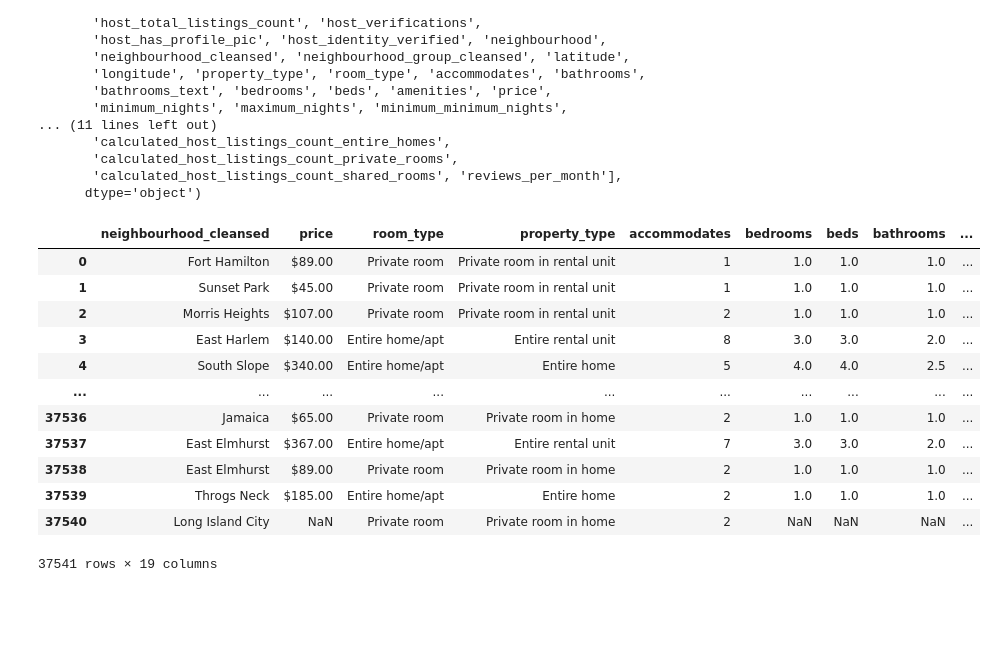
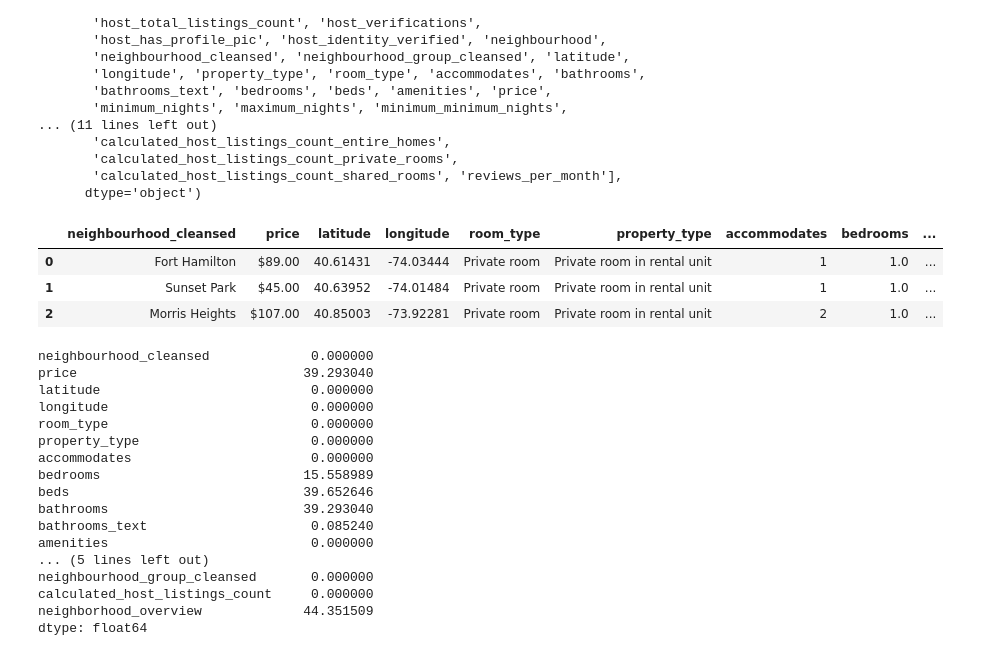
Before and after one commit to AndrewLee23708/AirBnB-Customer-Pricing-Analytics, a Jupyter notebook: 1.Data_cleaning.ipynb, the cells around one changed output. Drawn from its saved outputs; the diff is of its cells as text; code cells hidden in the pictures; blank space fills up the shorter version.

```diff
--- a/1.Data_cleaning.ipynb
+++ b/1.Data_cleaning.ipynb
@@ -71,29 +105,42 @@ Index(['id', 'listing_url', 'scrape_id', 'last_scraped', 'source', 'name',
       dtype='object')
 # %%
 columns_to_keep = [
-    'neighbourhood_cleansed', 'price',
+    'neighbourhood_cleansed', 'price', 'latitude', 'longitude',
     'room_type', 'property_type', 'accommodates', 'bedrooms', 'beds',
     'bathrooms', 'bathrooms_text', 'amenities','review_scores_rating', 'review_scores_cleanliness',
     'review_scores_location', 'review_scores_value',
     'host_is_superhost', 'neighbourhood_group_cleansed',
-    'calculated_host_listings_count',  'description', 'neighborhood_overview',
+    'calculated_host_listings_count'  , 'neighborhood_overview',
 ]
 
-#  'latitude', 'longitude', 'number_of_reviews', 'reviews_per_month', 'host_response_time', 'host_response_rate', 'host_acceptance_rate', 'minimum_nights', 'maximum_nights'
-# 'host_listings_count',
+# 'number_of_reviews', 'reviews_per_month', 'host_response_time', 'host_response_rate', 'host_acceptance_rate', 'minimum_nights', 'maximum_nights'
+# 'host_listings_count', 'description' #contains text about location
+
 df_listing = df_listing[columns_to_keep]
-df_listing
+df_listing.head(3)
 # %% [output]
-|  | neighbourhood_cleansed | price | room_type | property_type | accommodates | bedrooms | beds | bathrooms | ... |
-| 0 | Fort Hamilton | $89.00 | Private room | Private room in rental unit | 1 | 1.0 | 1.0 | 1.0 | ... |
-| 1 | Sunset Park | $45.00 | Private room | Private room in rental unit | 1 | 1.0 | 1.0 | 1.0 | ... |
-| 2 | Morris Heights | $107.00 | Private room | Private room in rental unit | 2 | 1.0 | 1.0 | 1.0 | ... |
-| 3 | East Harlem | $140.00 | Entire home/apt | Entire rental unit | 8 | 3.0 | 3.0 | 2.0 | ... |
-| 4 | South Slope | $340.00 | Entire home/apt | Entire home | 5 | 4.0 | 4.0 | 2.5 | ... |
-| ... | ... | ... | ... | ... | ... | ... | ... | ... | ... |
-| 37536 | Jamaica | $65.00 | Private room | Private room in home | 2 | 1.0 | 1.0 | 1.0 | ... |
-| 37537 | East Elmhurst | $367.00 | Entire home/apt | Entire rental unit | 7 | 3.0 | 3.0 | 2.0 | ... |
-| 37538 | East Elmhurst | $89.00 | Private room | Private room in home | 2 | 1.0 | 1.0 | 1.0 | ... |
-| 37539 | Throgs Neck | $185.00 | Entire home/apt | Entire home | 2 | 1.0 | 1.0 | 1.0 | ... |
-| 37540 | Long Island City | NaN | Private room | Private room in home | 2 | NaN | NaN | NaN | ... |
+|  | neighbourhood_cleansed | price | latitude | longitude | room_type | property_type | accommodates | bedrooms | ... |
+| 0 | Fort Hamilton | $89.00 | 40.61431 | -74.03444 | Private room | Private room in rental unit | 1 | 1.0 | ... |
+| 1 | Sunset Park | $45.00 | 40.63952 | -74.01484 | Private room | Private room in rental unit | 1 | 1.0 | ... |
+| 2 | Morris Heights | $107.00 | 40.85003 | -73.92281 | Private room | Private room in rental unit | 2 | 1.0 | ... |
-37541 rows × 19 columns
+# %%
+#check what percetnage of values are null values
+(df_listing.isna().sum()/df_listing.shape[0])  * 100
+# %% [output]
+neighbourhood_cleansed             0.000000
+price                             39.293040
+latitude                           0.000000
+longitude                          0.000000
+room_type                          0.000000
+property_type                      0.000000
+accommodates                       0.000000
+bedrooms                          15.558989
+beds                              39.652646
+bathrooms                         39.293040
+bathrooms_text                     0.085240
+amenities                          0.000000
+... (5 lines left out)
+neighbourhood_group_cleansed       0.000000
+calculated_host_listings_count     0.000000
+neighborhood_overview             44.351509
+dtype: float64
```
Also changed, not shown: parts of 34 cells of this notebook, 5 other files.
